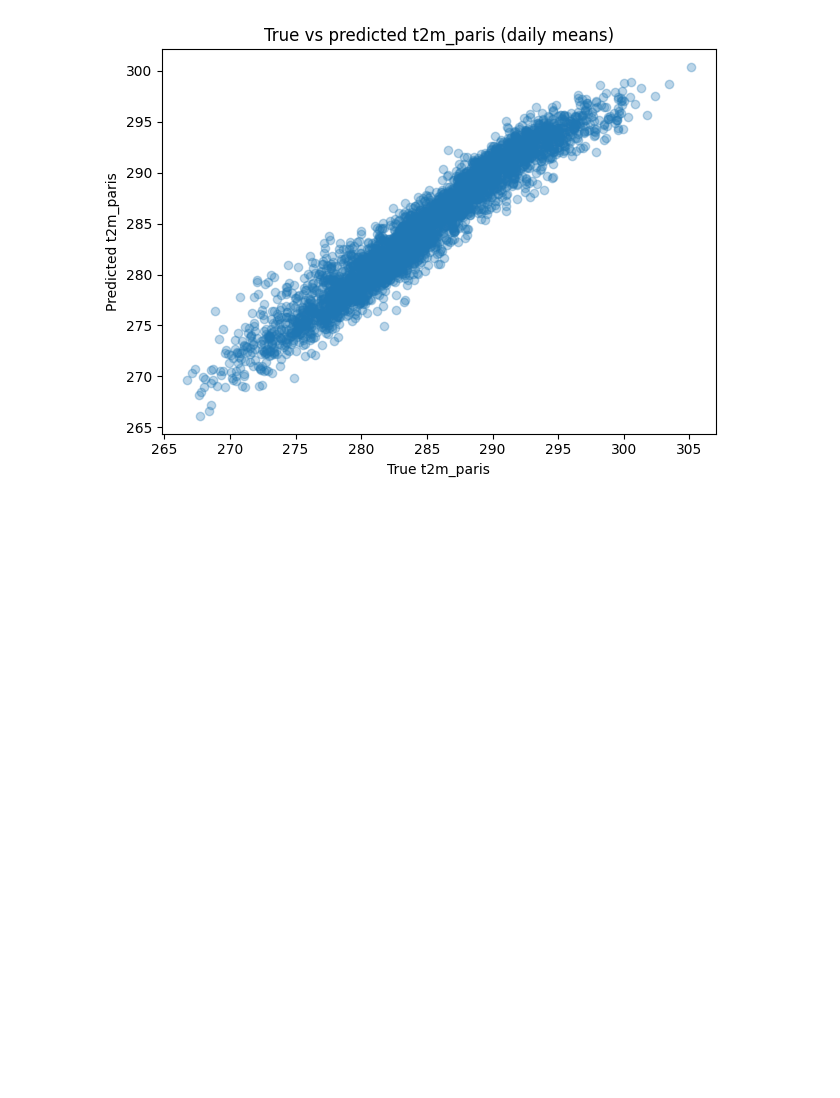
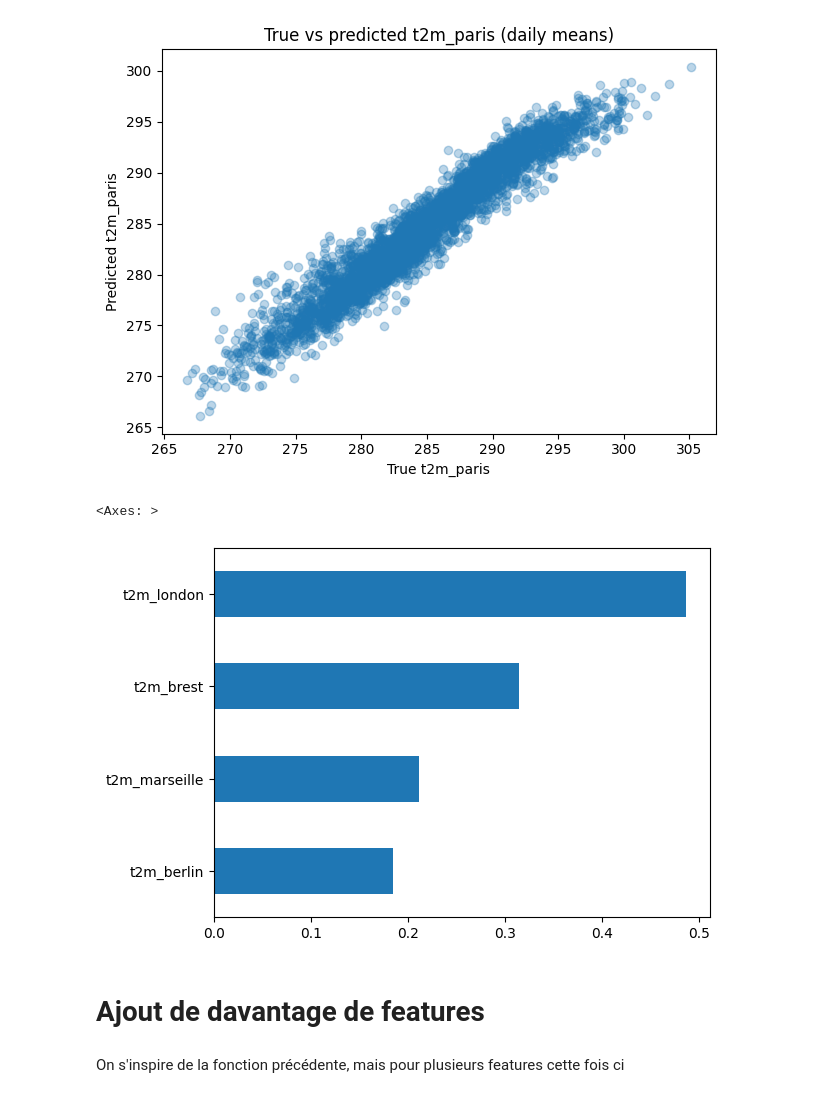
Before and after one commit to louislairy/ML4C-Project-Bracco-Lairy, a Jupyter notebook: project_weather.ipynb, the cells around one changed output. Saved outputs shown, nothing was run; the diff lists cells and outputs as text; code cells hidden in the pictures; blank space fills up the shorter version.

```diff
--- a/project_weather.ipynb
+++ b/project_weather.ipynb
@@ -253,3 +284,12 @@ plt.show()
 # %% [output]
 [figure]
 [figure]
+# %%
+pd.Series(model.coef_, index=X.columns).sort_values().plot(kind="barh")
+# %% [output]
+<Axes: >
+[figure, added]
+# %% [markdown]
+# Ajout de davantage de features
+# %% [markdown]
+On s'inspire de la fonction précédente, mais pour plusieurs features cette fois ci
```
Also changed, not shown: parts of 35 cells of this notebook.
